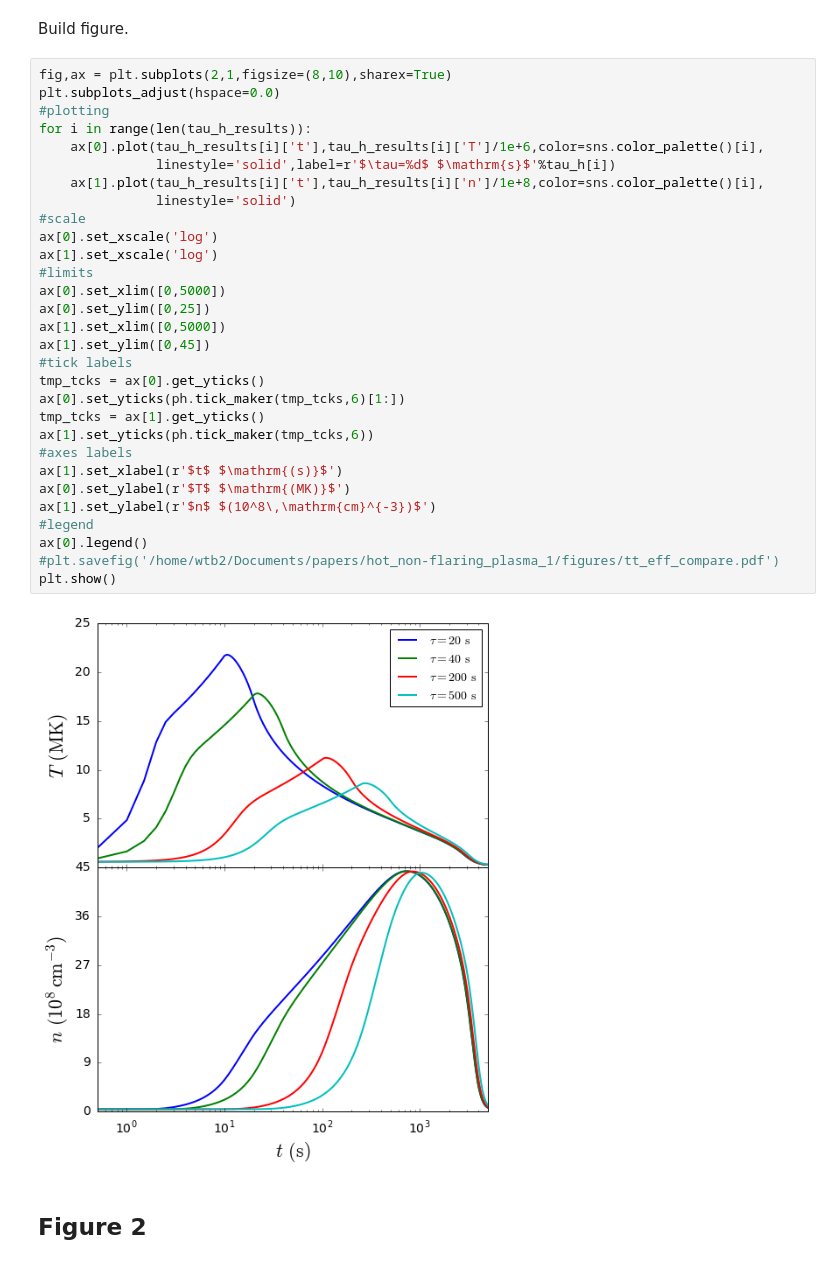
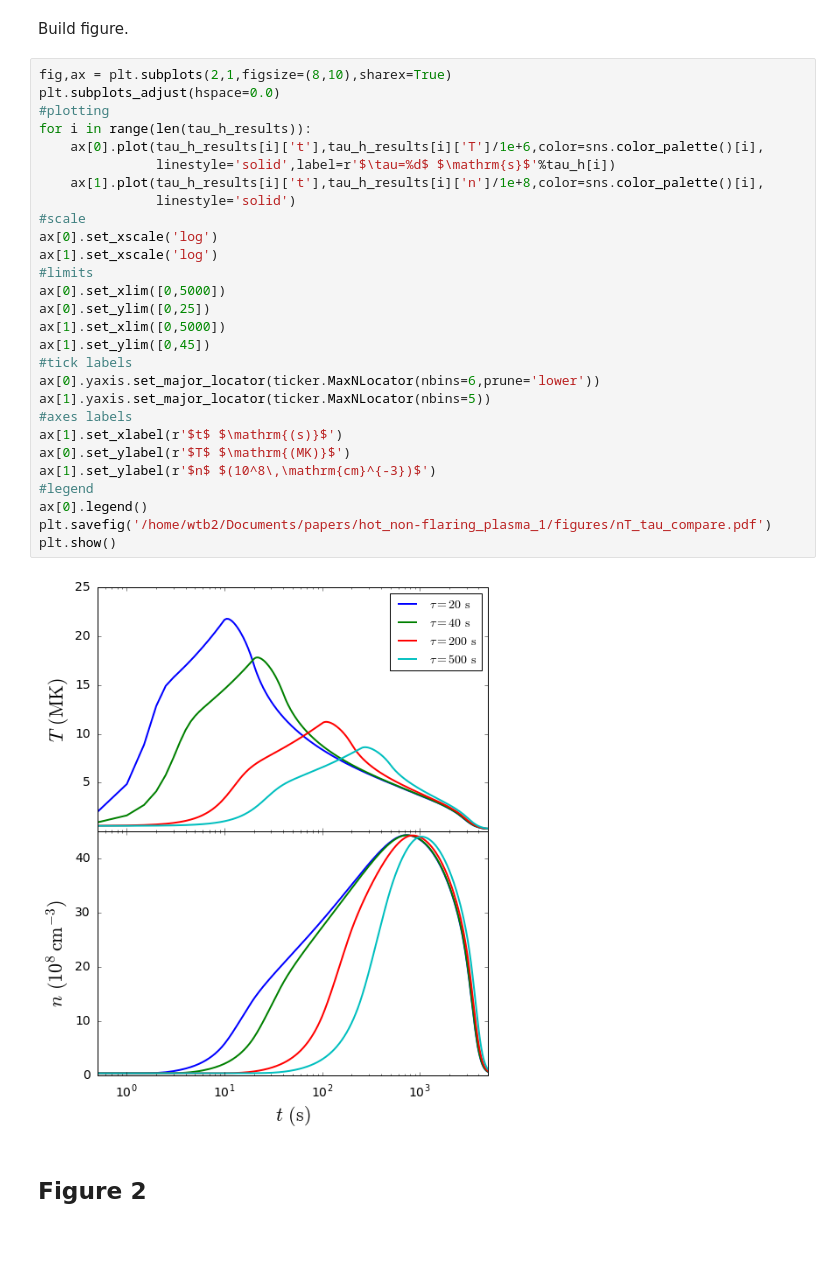
Before and after one commit to wtbarnes/research_notebook, a Jupyter notebook: figure_builders/hot_non_flaring_plasma_1_figures.ipynb, the cells around one changed output. Drawn from its saved outputs; the diff is of its cells as text.

```diff
--- a/figure_builders/hot_non_flaring_plasma_1_figures.ipynb
+++ b/figure_builders/hot_non_flaring_plasma_1_figures.ipynb
@@ -147,35 +147,33 @@ Build figure.
 # %%
 fig,ax = plt.subplots(2,1,figsize=(8,10),sharex=True)
 plt.subplots_adjust(hspace=0.0)
 #plotting
 for i in range(len(tau_h_results)):
     ax[0].plot(tau_h_results[i]['t'],tau_h_results[i]['T']/1e+6,color=sns.color_palette()[i],
                linestyle='solid',label=r'$\tau=%d$ $\mathrm{s}$'%tau_h[i])
     ax[1].plot(tau_h_results[i]['t'],tau_h_results[i]['n']/1e+8,color=sns.color_palette()[i],
                linestyle='solid')
 #scale
 ax[0].set_xscale('log')
 ax[1].set_xscale('log')
 #limits
 ax[0].set_xlim([0,5000])
 ax[0].set_ylim([0,25])
 ax[1].set_xlim([0,5000])
 ax[1].set_ylim([0,45])
 #tick labels
-tmp_tcks = ax[0].get_yticks()
-ax[0].set_yticks(ph.tick_maker(tmp_tcks,6)[1:])
-tmp_tcks = ax[1].get_yticks()
-ax[1].set_yticks(ph.tick_maker(tmp_tcks,6))
+ax[0].yaxis.set_major_locator(ticker.MaxNLocator(nbins=6,prune='lower'))
+ax[1].yaxis.set_major_locator(ticker.MaxNLocator(nbins=5))
 #axes labels
 ax[1].set_xlabel(r'$t$ $\mathrm{(s)}$')
 ax[0].set_ylabel(r'$T$ $\mathrm{(MK)}$')
 ax[1].set_ylabel(r'$n$ $(10^8\,\mathrm{cm}^{-3})$')
 #legend
 ax[0].legend()
-#plt.savefig('/home/wtb2/Documents/papers/hot_non-flaring_plasma_1/figures/tt_eff_compare.pdf')
+plt.savefig('/home/wtb2/Documents/papers/hot_non-flaring_plasma_1/figures/nT_tau_compare.pdf')
 plt.show()
 # %% [output]
-[figure, old version]
+[figure, new version]
 # %% [markdown]
 ## Figure 2
 # %% [markdown]
```
Also changed, not shown: parts of 30 cells of this notebook, 2 other files.
